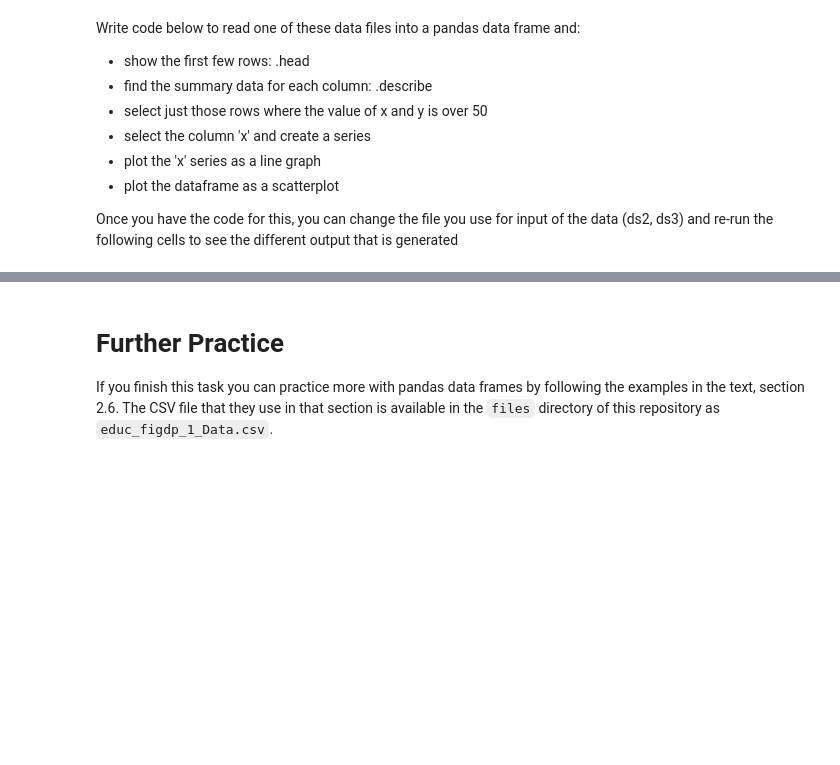
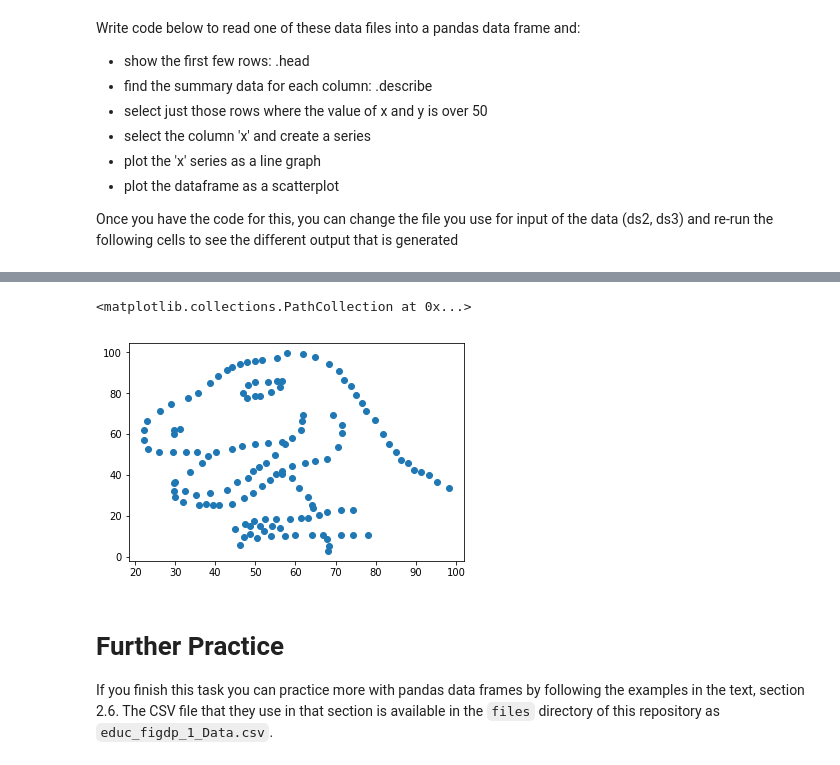
Before and after one commit to garyliu427/COMP257_practical, a Jupyter notebook: COMP257 Week 2.ipynb, the cells around one changed output, grey strips where cells are left out. Saved outputs shown, nothing was run; the diff lists cells and outputs as text; code cells hidden in the pictures; blank space fills up the shorter version.

```diff
--- a/COMP257 Week 2.ipynb
+++ b/COMP257 Week 2.ipynb
@@ -148,3 +202,8 @@ Once you have the code for this, you can change the file you use for input of th
+# %%
+plt.scatter(df.x, df.y)
+# %% [output]
+<matplotlib.collections.PathCollection at 0x...>
+[figure, added]
 # %% [markdown]
 # Further Practice
 
```
Also changed, not shown: parts of 4 cells of this notebook.
